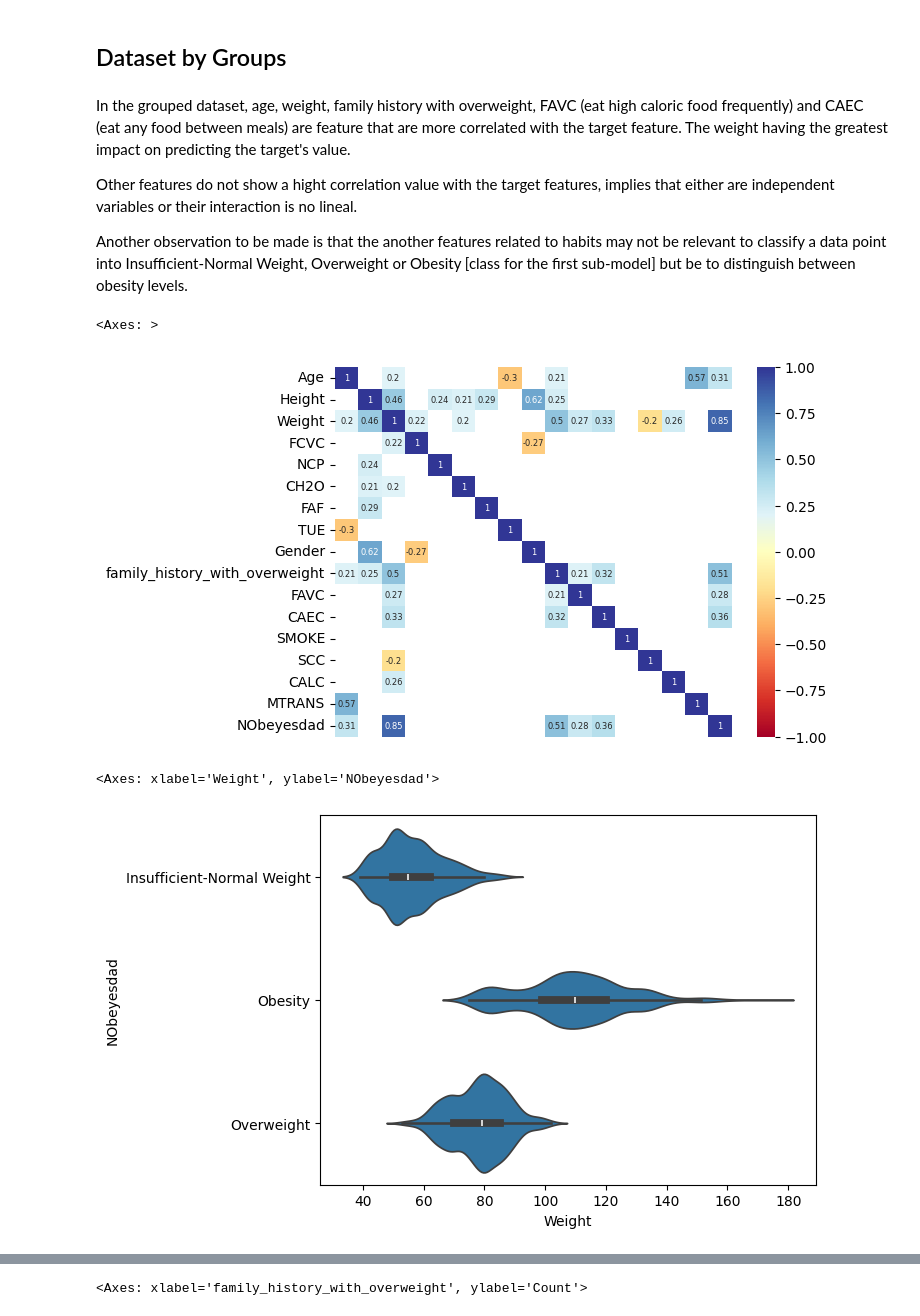
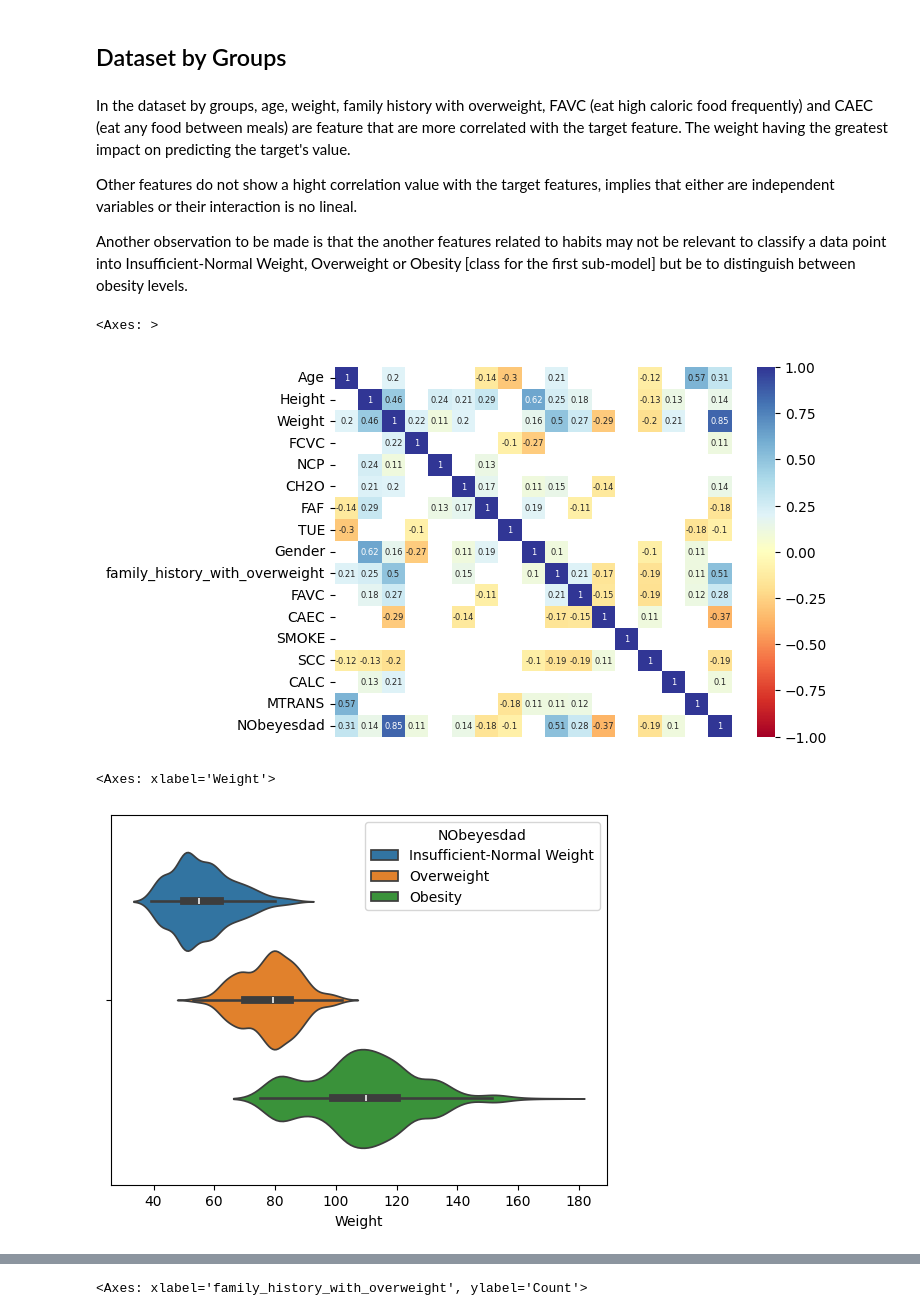
Before and after one commit to alexisuaguilaru/Obesity_Levels_Model, a Jupyter notebook: Exploratory_Data_Analysis/ExploratoryDataAnalysis.ipynb, the cells around one changed output, grey strips where cells are left out. Drawn from its saved outputs; the diff is of its cells as text; code cells hidden in the pictures.

```diff
--- a/Exploratory_Data_Analysis/ExploratoryDataAnalysis.ipynb
+++ b/Exploratory_Data_Analysis/ExploratoryDataAnalysis.ipynb
@@ -148,7 +186,7 @@ Name: count, dtype: int64
 # %% [markdown]
 ## Dataset by Groups
 # %% [markdown]
-In the grouped dataset, age, weight, family history with overweight, FAVC (eat high caloric food frequently) and CAEC (eat any food between meals) are feature that are more correlated with the target feature. The weight having the greatest impact on predicting the target's value.
+In the dataset by groups, age, weight, family history with overweight, FAVC (eat high caloric food frequently) and CAEC (eat any food between meals) are feature that are more correlated with the target feature. The weight having the greatest impact on predicting the target's value.
 
 Other features do not show a hight correlation value with the target features, implies that either are independent variables or their interaction is no lineal.
 
@@ -156,14 +194,14 @@ Another observation to be made is that the another features related to habits ma
 # %%
 # Plotting correlation between features in grouped dataset
 CorrelationMatrix_Groups = ObesityDataset_Groups[NumericalFeatures+CategoricalFeatures_Encode+TargetFeature_Encode].corr()
-MaskValues_Groups = CorrelationMatrix_Groups.apply(lambda value: abs(value)<=0.2)
+MaskValues_Groups = CorrelationMatrix_Groups.apply(lambda value: abs(value)<=0.1)
 TickLabels_Y = NumericalFeatures+CategoricalFeatures+TargetFeature
 sns.heatmap(CorrelationMatrix_Groups,mask=MaskValues_Groups,cmap='RdYlBu',yticklabels=TickLabels_Y,xticklabels=False,vmax=1,vmin=-1,annot=True,annot_kws={'size':6})
 # %% [output]
 <Axes: >
-[figure, old version]
+[figure, new version]
 # %%
-sns.violinplot(ObesityDataset_Groups,x='Weight',y='NObeyesdad')
+sns.violinplot(ObesityDataset_Groups,x='Weight',hue='NObeyesdad',hue_order=ObesityLevelGroups)
 # %% [output]
-<Axes: xlabel='Weight', ylabel='NObeyesdad'>
+<Axes: xlabel='Weight'>
-[figure, old version]
+[figure, new version]
```
Also changed, not shown: parts of 8 cells of this notebook.
